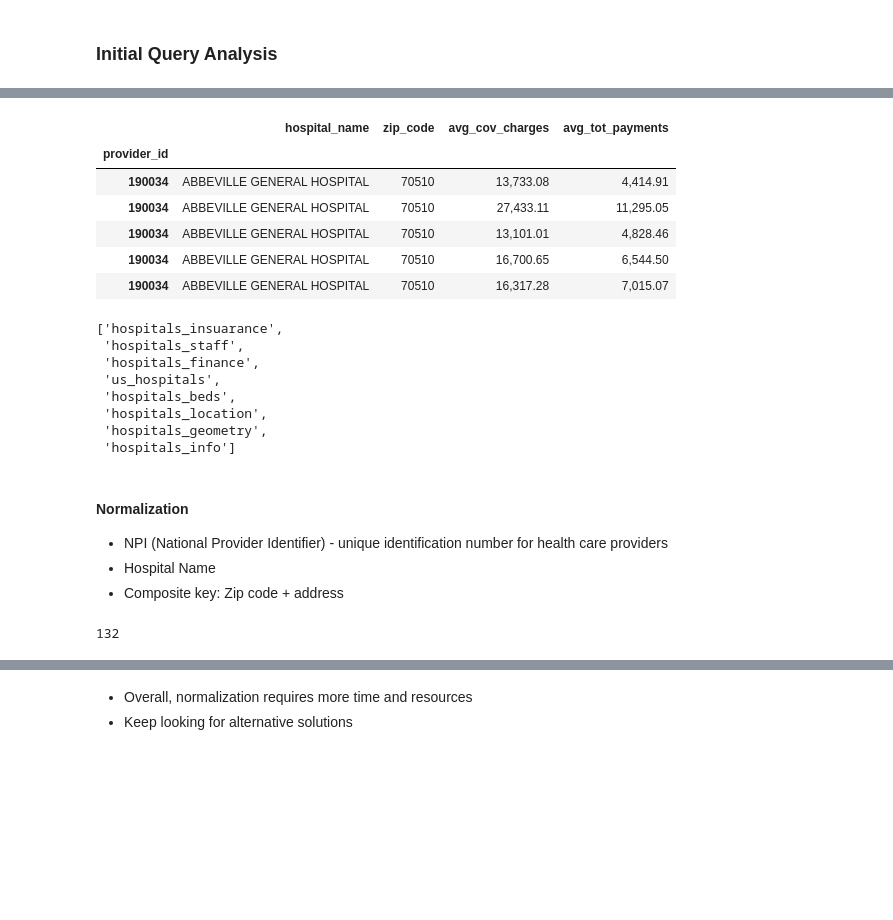
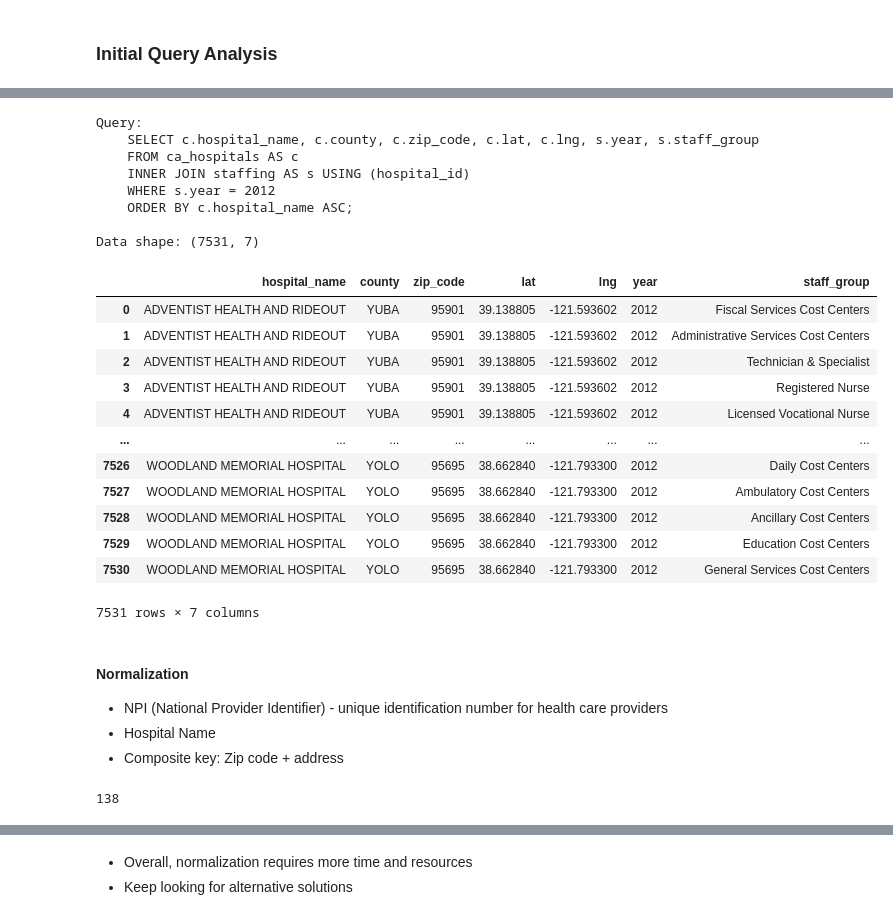
Before and after one commit to zsvorenova/ETL-project, a Jupyter notebook: esri_etl.ipynb, the cells around one changed output, grey strips where cells are left out. Drawn from its saved outputs; the diff is of its cells as text; code cells hidden in the pictures; blank space fills up the shorter version.

```diff
--- a/esri_etl.ipynb
+++ b/esri_etl.ipynb
@@ -316,48 +240,49 @@ hospitals_staff
-# %%
-# Read Hospitals Insuarance Info
-hospitals_insuarance = pd.read_csv('Resources/healthcare_census.csv')
-hospitals_insuarance = hospitals_insuarance.filter(['Provider Id', 'Provider Name', 'Provider Zip Code',
-                                              'Average Covered Charges', 'Average Total Payments'])
-hospitals_insuarance = hospitals_insuarance.rename(columns={
-                                        'Provider Id': 'provider_id', 'Provider Name': 'hospital_name',
-                                        'Provider Zip Code': 'zip_code', 'Average Covered Charges': 'avg_cov_charges',
-                                        'Average Total Payments': 'avg_tot_payments'})
-hospitals_insuarance.set_index("provider_id", inplace=True)
-hospitals_insuarance = hospitals_insuarance.sort_values('hospital_name')
-hospitals_insuarance.head()
-# %% [output]
-|  | hospital_name | zip_code | avg_cov_charges | avg_tot_payments |
-| provider_id |  |  |  |  |
-| 190034 | ABBEVILLE GENERAL HOSPITAL | 70510 | 13,733.08 | 4,414.91 |
-| 190034 | ABBEVILLE GENERAL HOSPITAL | 70510 | 27,433.11 | 11,295.05 |
-| 190034 | ABBEVILLE GENERAL HOSPITAL | 70510 | 13,101.01 | 4,828.46 |
-| 190034 | ABBEVILLE GENERAL HOSPITAL | 70510 | 16,700.65 | 6,544.50 |
-| 190034 | ABBEVILLE GENERAL HOSPITAL | 70510 | 16,317.28 | 7,015.07 |
-# %%
-# Confirm tables
-engine.table_names()
-# %% [output]
-['hospitals_insuarance',
- 'hospitals_staff',
- 'hospitals_finance',
- 'us_hospitals',
- 'hospitals_beds',
- 'hospitals_location',
- 'hospitals_geometry',
- 'hospitals_info']
+# %%
+# Create hospitals request for California
+staff_request = """
+    SELECT c.hospital_name, c.county, c.zip_code, c.lat, c.lng, s.year, s.staff_group
+    FROM ca_hospitals AS c
+    INNER JOIN staffing AS s USING (hospital_id)
+    WHERE s.year = 2012
+    ORDER BY c.hospital_name ASC;
+    """
+staff_request_result = load_data(query=staff_request)
+staff_request_result
+# %% [output]
+Query:
+    SELECT c.hospital_name, c.county, c.zip_code, c.lat, c.lng, s.year, s.staff_group
+    FROM ca_hospitals AS c
+    INNER JOIN staffing AS s USING (hospital_id)
+    WHERE s.year = 2012
+    ORDER BY c.hospital_name ASC;
+
+Data shape: (7531, 7)
+|  | hospital_name | county | zip_code | lat | lng | year | staff_group |
+| 0 | ADVENTIST HEALTH AND RIDEOUT | YUBA | 95901 | 39.138805 | -121.593602 | 2012 | Fiscal Services Cost Centers |
+| 1 | ADVENTIST HEALTH AND RIDEOUT | YUBA | 95901 | 39.138805 | -121.593602 | 2012 | Administrative Services Cost Centers |
+| 2 | ADVENTIST HEALTH AND RIDEOUT | YUBA | 95901 | 39.138805 | -121.593602 | 2012 | Technician & Specialist |
+| 3 | ADVENTIST HEALTH AND RIDEOUT | YUBA | 95901 | 39.138805 | -121.593602 | 2012 | Registered Nurse |
+| 4 | ADVENTIST HEALTH AND RIDEOUT | YUBA | 95901 | 39.138805 | -121.593602 | 2012 | Licensed Vocational Nurse |
+| ... | ... | ... | ... | ... | ... | ... | ... |
+| 7526 | WOODLAND MEMORIAL HOSPITAL | YOLO | 95695 | 38.662840 | -121.793300 | 2012 | Daily Cost Centers |
+| 7527 | WOODLAND MEMORIAL HOSPITAL | YOLO | 95695 | 38.662840 | -121.793300 | 2012 | Ambulatory Cost Centers |
+| 7528 | WOODLAND MEMORIAL HOSPITAL | YOLO | 95695 | 38.662840 | -121.793300 | 2012 | Ancillary Cost Centers |
+| 7529 | WOODLAND MEMORIAL HOSPITAL | YOLO | 95695 | 38.662840 | -121.793300 | 2012 | Education Cost Centers |
+| 7530 | WOODLAND MEMORIAL HOSPITAL | YOLO | 95695 | 38.662840 | -121.793300 | 2012 | General Services Cost Centers |
+7531 rows × 7 columns
 # %% [markdown]
 #### Normalization
 * NPI (National Provider Identifier) - unique identification number for health care providers
 * Hospital Name
 * Composite key: Zip code + address
 # %%
-# Check Hospitals List Inconsistency for California
+# Compare Hospitals Names Lists for California
 esri_list = hosp_request_result['hospital_name'].unique().tolist()
+staff_list = staff_request_result['hospital_name'].unique().tolist()
 esri_upper_list = []
 [esri_upper_list.append(i.upper()) for i in esri_list]
-staff_list = hospitals_staff['hospital_name'].unique().tolist()
 hopsitals_list = []
 [hopsitals_list.append(name)for name in staff_list if name in esri_upper_list]
 len(hopsitals_list)
 # %% [output]
-132
+138
```
Also changed, not shown: parts of 19 cells of this notebook.
